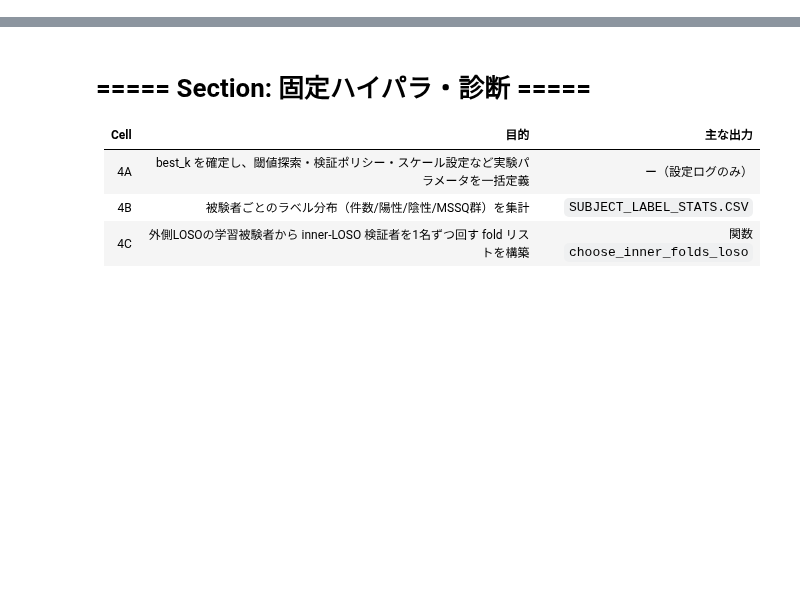
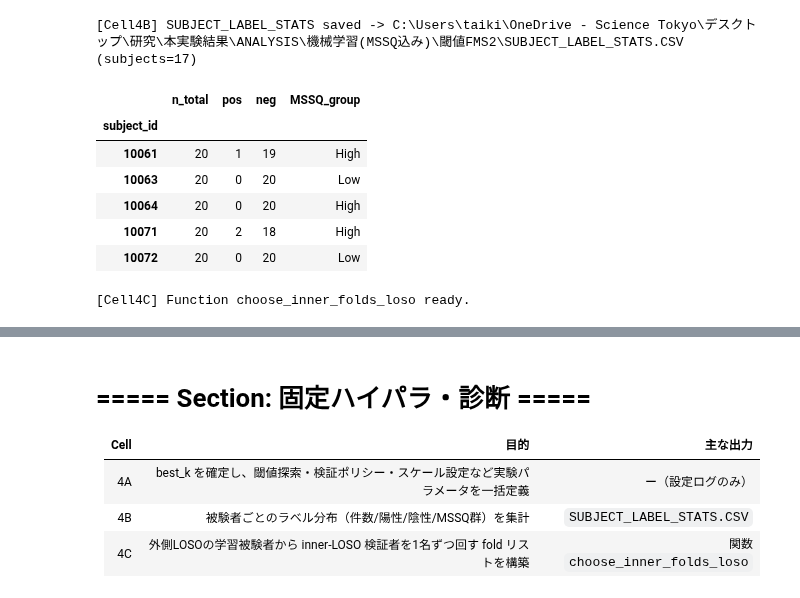
Before and after one commit to 20-Ikeda/RESEARCH, a Jupyter notebook: 実験データ解析_機械学習.ipynb, the cells around one changed output, grey strips where cells are left out. Saved outputs shown, nothing was run; the diff lists cells and outputs as text; code cells hidden in the pictures; blank space fills up the shorter version.

```diff
--- a/実験データ解析_機械学習.ipynb
+++ b/実験データ解析_機械学習.ipynb
@@ -16,12 +16,12 @@ from sklearn.svm import SVC
 # ------------------------
 # 実験スイッチ（Notebook全体で共有）
 # ------------------------
-FMS_THRESHOLD: int = 1            # FMS >= 1 を陽性ラベルとみなす
+FMS_THRESHOLD: int = 2            # FMS >= 1 を陽性ラベルとみなす
 EPOCH_LEN: int = 30               # 30 / 60 / 120 のいずれか
 MODEL_BACKEND: str = "xgb"        # "xgb" / "rf" / "svm"
 USE_AP_FOR_K: bool = False         # APベースの best_k で上書きするか
-METRIC: str = "f1"
-METRIC_NAME: str = "F1"           # 表示用
+METRIC: str = "ba"
+METRIC_NAME: str = "BA"           # 表示用
 SEED_BASE: int = 20251101
 
 if EPOCH_LEN not in (30, 60, 120):
@@ -618 +967,61 @@ plt.close()
+# %%
+# ===== Cell 4B: 被験者ラベル分布の集計 =====
+
+if groups.dtype != "O":
+    groups = groups.astype(str)
+y_bin = y_all.astype(int)
+
+subj_stats = (
+    pd.DataFrame({"subject_id": groups.values, "label": y_bin.values})
+      .groupby("subject_id")["label"]
+      .agg(n_total="count", pos="sum")
+      .reset_index()
+)
+subj_stats["neg"] = subj_stats["n_total"] - subj_stats["pos"]
+
+if "SUBJECT_META" in globals() and "MSSQ_group" in SUBJECT_META.columns:
+    subj_stats = subj_stats.merge(
+        SUBJECT_META[["MSSQ_group"]].reset_index(),
+        on="subject_id",
+        how="left"
+    )
+
+SUBJECT_LABEL_STATS = subj_stats.set_index("subject_id").sort_index()
+label_stats_path = outpath("SUBJECT_LABEL_STATS.CSV")
+SUBJECT_LABEL_STATS.to_csv(label_stats_path, encoding="utf-8-sig")
+print(f"[Cell4B] SUBJECT_LABEL_STATS saved -> {label_stats_path} (subjects={len(SUBJECT_LABEL_STATS)})")
+
+display(SUBJECT_LABEL_STATS.head())
+# %% [output]
+[Cell4B] SUBJECT_LABEL_STATS saved -> C:\Users\taiki\OneDrive - Science Tokyo\デスクトップ\研究\本実験結果\ANALYSIS\機械学習(MSSQ込み)\閾値FMS2\SUBJECT_LABEL_STATS.CSV (subjects=17)
+|  | n_total | pos | neg | MSSQ_group |
+| subject_id |  |  |  |  |
+| 10061 | 20 | 1 | 19 | High |
+| 10063 | 20 | 0 | 20 | Low |
+| 10064 | 20 | 0 | 20 | High |
+| 10071 | 20 | 2 | 18 | High |
+| 10072 | 20 | 0 | 20 | Low |
+# %%
+# ===== Cell 4C: inner-LOSO folds builder =====
+
+from typing import List
+
+def choose_inner_folds_loso(train_subject_ids: List[str]) -> List[List[str]]:
+    """
+    外側LOSOで得た学習被験者（例: 16名）から、内側LOSOの検証者を1名ずつ回すfoldリストを返す。
+    戻り値: [[sid1], [sid2], ..., [sidN]] （昇順ソート済み）
+    """
+    if not isinstance(train_subject_ids, (list, tuple)):
+        raise RuntimeError("[Cell4C] train_subject_ids は list/tuple である必要があります。")
+    uniq = list(pd.unique(pd.Series([str(sid) for sid in train_subject_ids])))
+    if len(uniq) == 0:
+        raise RuntimeError("[Cell4C] train_subject_ids が空です。")
+    uniq_sorted = sorted(uniq, key=lambda x: (len(x), x))
+    folds = [[sid] for sid in uniq_sorted]
+    print(f"[Cell4C] inner-LOSO folds: {len(folds)} splits -> val subjects = {', '.join(uniq_sorted)}")
+    return folds
+
+print("[Cell4C] Function choose_inner_folds_loso ready.")
+# %% [output]
+[Cell4C] Function choose_inner_folds_loso ready.
 # %%
```
Also changed, not shown: parts of 20 cells of this notebook.
